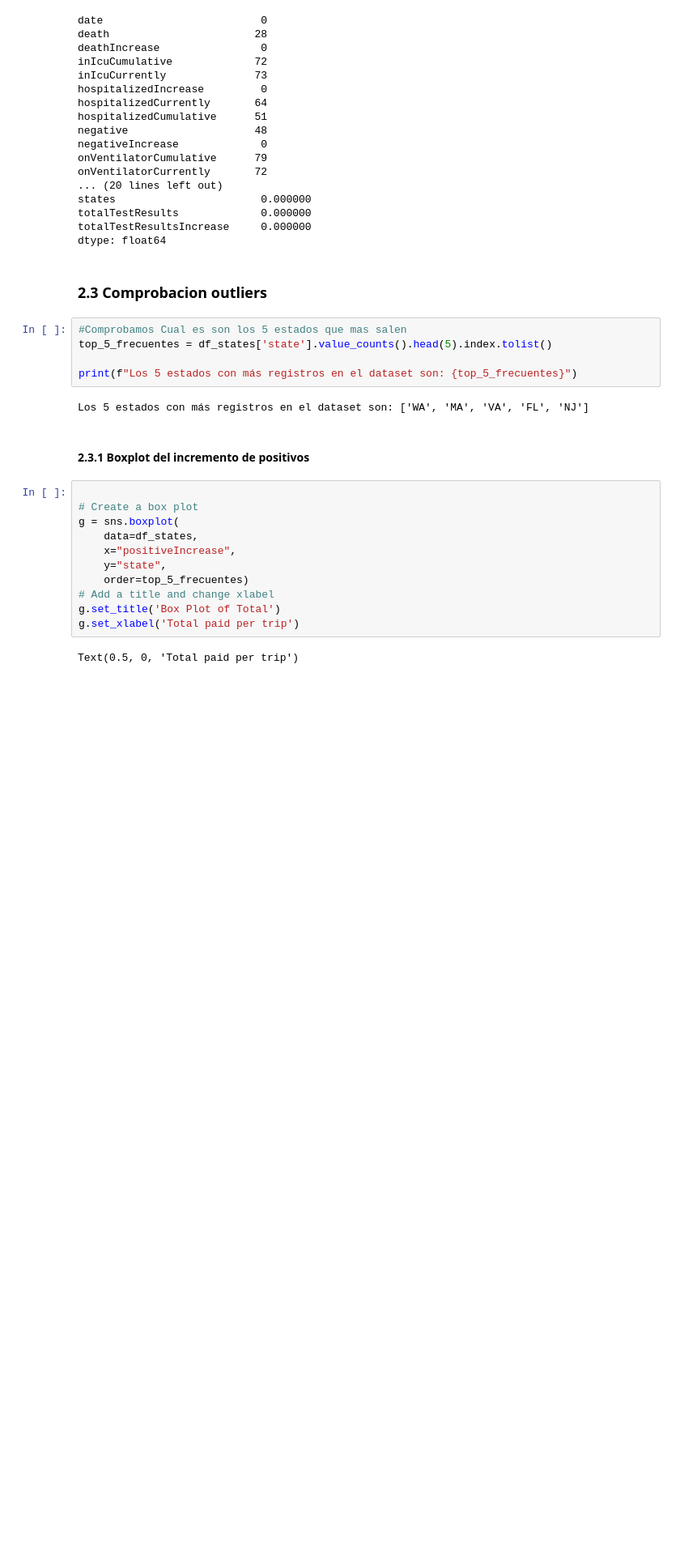
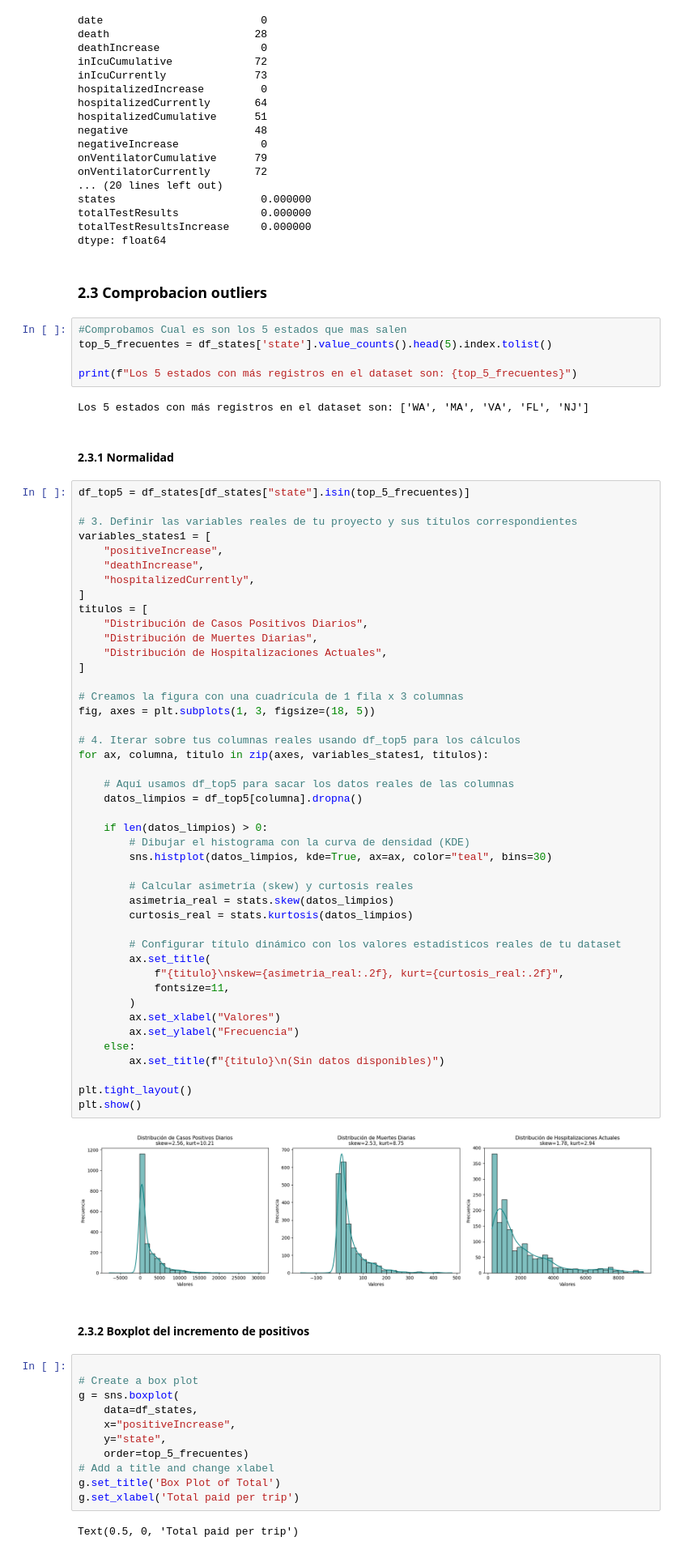
Before and after one commit to Bootcamp-DA-P2/proyecto5-exploratory-data-analysis-grupo2, a Jupyter notebook: note_book.ipynb, the cells around one changed output. Shown at 81% size. Cells and saved outputs as stored; diff of their text form; blank space fills up the shorter version.

```diff
--- a/note_book.ipynb
+++ b/note_book.ipynb
@@ -223,8 +228,56 @@ top_5_frecuentes = df_states['state'].value_counts().head(5).index.tolist()
 print(f"Los 5 estados con más registros en el dataset son: {top_5_frecuentes}")
 # %% [output]
 Los 5 estados con más registros en el dataset son: ['WA', 'MA', 'VA', 'FL', 'NJ']
+# %% [markdown]
+#### **2.3.1 Normalidad**
+# %%
+df_top5 = df_states[df_states["state"].isin(top_5_frecuentes)]
+
+# 3. Definir las variables reales de tu proyecto y sus títulos correspondientes
+variables_states1 = [
+    "positiveIncrease",
+    "deathIncrease",
+    "hospitalizedCurrently",
+]
+titulos = [
+    "Distribución de Casos Positivos Diarios",
+    "Distribución de Muertes Diarias",
+    "Distribución de Hospitalizaciones Actuales",
+]
+
+# Creamos la figura con una cuadrícula de 1 fila x 3 columnas
+fig, axes = plt.subplots(1, 3, figsize=(18, 5))
+
+# 4. Iterar sobre tus columnas reales usando df_top5 para los cálculos
+for ax, columna, titulo in zip(axes, variables_states1, titulos):
+
+    # Aquí usamos df_top5 para sacar los datos reales de las columnas
+    datos_limpios = df_top5[columna].dropna()
+
+    if len(datos_limpios) > 0:
+        # Dibujar el histograma con la curva de densidad (KDE)
+        sns.histplot(datos_limpios, kde=True, ax=ax, color="teal", bins=30)
+
+        # Calcular asimetría (skew) y curtosis reales
+        asimetria_real = stats.skew(datos_limpios)
+        curtosis_real = stats.kurtosis(datos_limpios)
+
+        # Configurar título dinámico con los valores estadísticos reales de tu dataset
+        ax.set_title(
+            f"{titulo}\nskew={asimetria_real:.2f}, kurt={curtosis_real:.2f}",
+            fontsize=11,
+        )
+        ax.set_xlabel("Valores")
+        ax.set_ylabel("Frecuencia")
+    else:
+        ax.set_title(f"{titulo}\n(Sin datos disponibles)")
+
+plt.tight_layout()
+plt.show()
+# %% [output]
+[figure, added]
 # %% [markdown]
-#### **2.3.1 Boxplot del incremento de positivos**
+#### **2.3.2 Boxplot del incremento de positivos**
 # %%
 
 # Create a box plot
```
Also changed, not shown: parts of 12 cells of this notebook, 1 other file.
